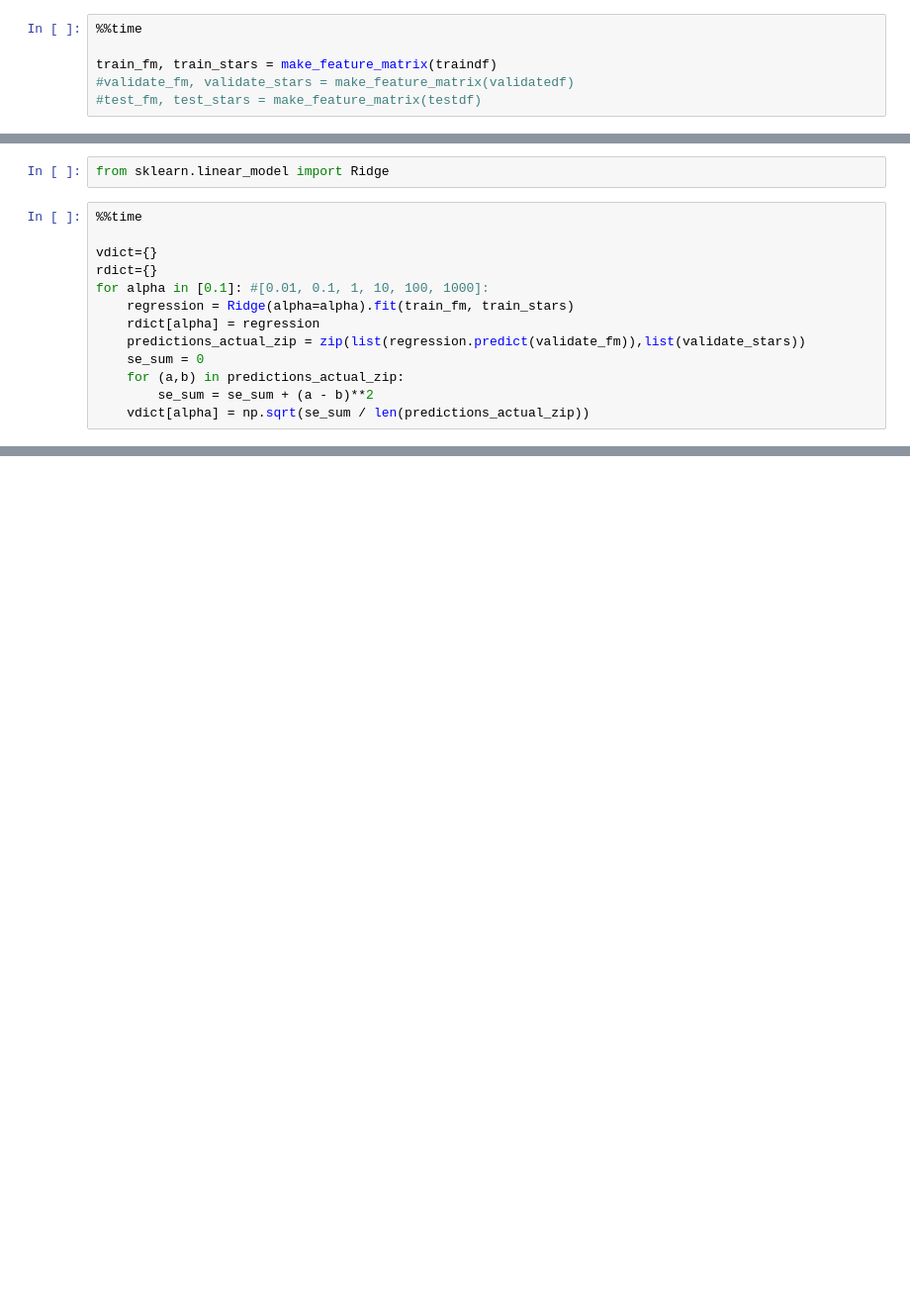
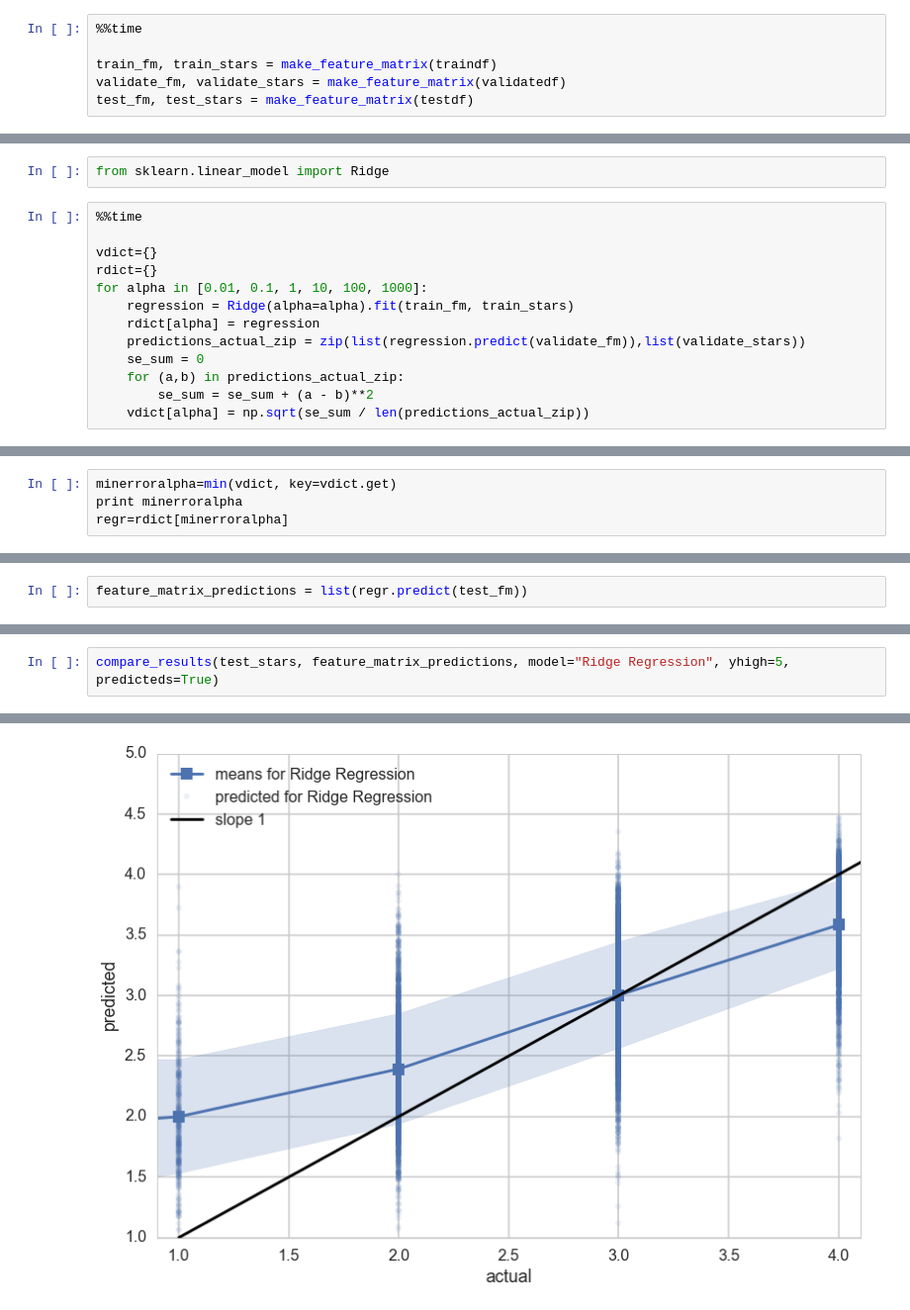
Before and after one commit to nolefp/cs109-final-project, a Jupyter notebook: SVD, Latent Factors, Etc.ipynb, the cells around one changed output, grey strips where cells are left out. Shown: that part at 99% size. Saved outputs shown, nothing was run; the diff lists cells and outputs as text; blank space fills up the shorter version.

Commit message:
shrunk the data,; got regression to run

```diff
--- a/SVD, Latent Factors, Etc.ipynb
+++ b/SVD, Latent Factors, Etc.ipynb
@@ -214,6 +281,6 @@ def make_feature_matrix(indf):
 %%time
 
 train_fm, train_stars = make_feature_matrix(traindf)
-#validate_fm, validate_stars = make_feature_matrix(validatedf)
-#test_fm, test_stars = make_feature_matrix(testdf)
+validate_fm, validate_stars = make_feature_matrix(validatedf)
+test_fm, test_stars = make_feature_matrix(testdf)
 # %% [output]
@@ -235,7 +311,7 @@ from sklearn.linear_model import Ridge
 
 vdict={}
 rdict={}
-for alpha in [0.1]: #[0.01, 0.1, 1, 10, 100, 1000]:
+for alpha in [0.01, 0.1, 1, 10, 100, 1000]:
     regression = Ridge(alpha=alpha).fit(train_fm, train_stars)
     rdict[alpha] = regression
     predictions_actual_zip = zip(list(regression.predict(validate_fm)),list(validate_stars))
@@ -248,0 +325,4 @@ Wall time: 23.1 s
+# %%
+minerroralpha=min(vdict, key=vdict.get)
+print minerroralpha
+regr=rdict[minerroralpha]
@@ -248,0 +331,2 @@ Wall time: 23.1 s
+# %%
+feature_matrix_predictions = list(regr.predict(test_fm))
@@ -248,0 +378,3 @@ Wall time: 23.1 s
+# %%
+compare_results(test_stars, feature_matrix_predictions, model="Ridge Regression", yhigh=5, predicteds=True)
+# %% [output]
@@ -248,0 +383 @@ Wall time: 23.1 s
+[figure, added]
```
Also changed, not shown: parts of 34 cells of this notebook.
